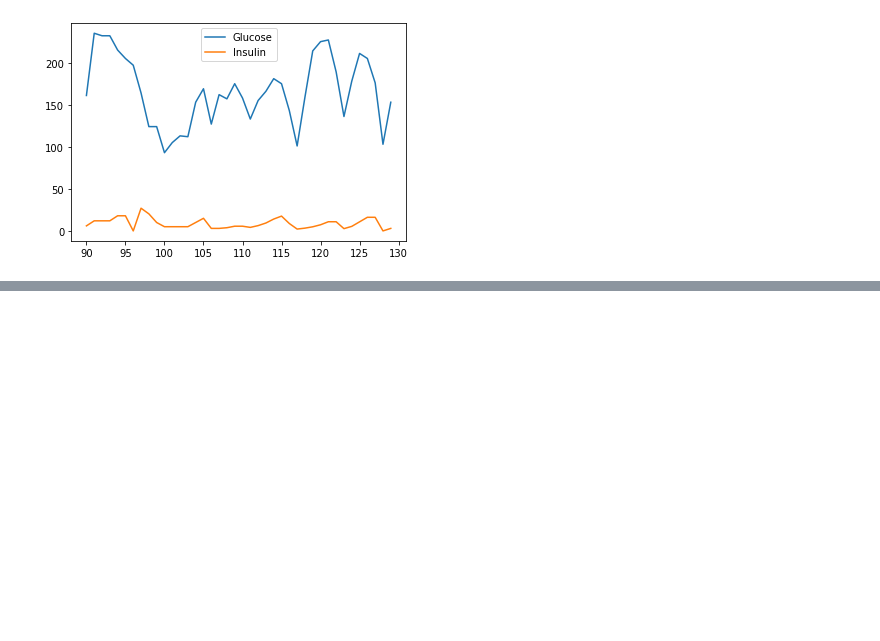
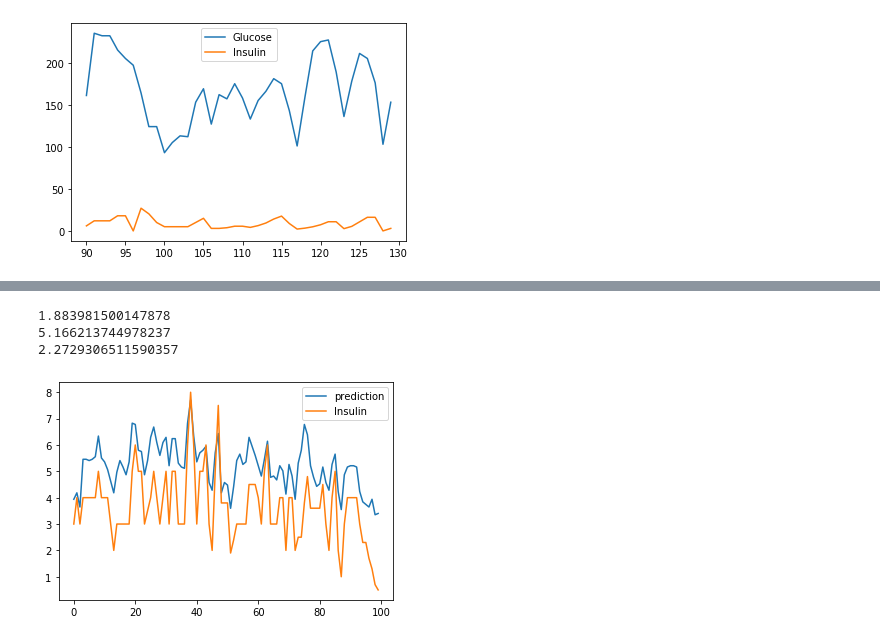
Before and after one commit to oliverZZ/193B_Glucose_Monitor, a Jupyter notebook: Glucose_monitoring.ipynb, the cells around one changed output, grey strips where cells are left out. Saved outputs shown, nothing was run; the diff lists cells and outputs as text; code cells hidden in the pictures; blank space fills up the shorter version.

```diff
--- a/Glucose_monitoring.ipynb
+++ b/Glucose_monitoring.ipynb
@@ -40,0 +30,35 @@ pt240 = drop_NaN(pt240)
+# %%
+def Data_preprocess(df):
+
+  # drop Nan
+  df = df.replace('None', np.NaN)
+  df = df.dropna()
+  df = df.reset_index(drop = True)
+
+  # add glucose changes
+  temp = []
+  for i in range(0, len(df) - 1):
+    temp.append(df.POC_Glucose[i + 1] - df.POC_Glucose[i])
+  temp.append(np.NaN)
+  df.insert(3, "d_Glucose", temp, False)
+
+  temp = []
+  for i in range(0, len(df) - 2):
+    temp.append(df.POC_Glucose[i + 2] - df.POC_Glucose[i])
+  temp.append(np.NaN)
+  temp.append(np.NaN)
+  df.insert(4, "dd_Glucose", temp, False)
+
+  df = df.dropna()
+  df = df.reset_index(drop = True)
+
+  return df
+# %%
+pt118 = Data_preprocess(pt118)
+# pt185 = Data_preprocess(pt185)
+# pt199 = Data_preprocess(pt199)
+# pt205 = Data_preprocess(pt205)
+# pt232 = Data_preprocess(pt232)
+# pt240 = Data_preprocess(pt240)
+
+pt118
@@ -78,0 +106,17 @@ coefficient of determination: 0.265216070732032
+# %%
+from sklearn import metrics
+
+print(metrics.mean_absolute_error(test_y, prediction))
+print(metrics.mean_squared_error(test_y, prediction))
+print(np.sqrt(metrics.mean_squared_error(test_y, prediction)))
+# %% [output]
+1.883981500147878
+5.166213744978237
+2.2729306511590357
+# %%
+plt.plot(predictions[0:100], label='prediction')
+plt.plot(test_set.Insulin_Rate[0:100], label='Insulin')
+plt.legend()
+plt.show()
+# %% [output]
+[figure, added]
```
Also changed, not shown: parts of 6 cells of this notebook.
